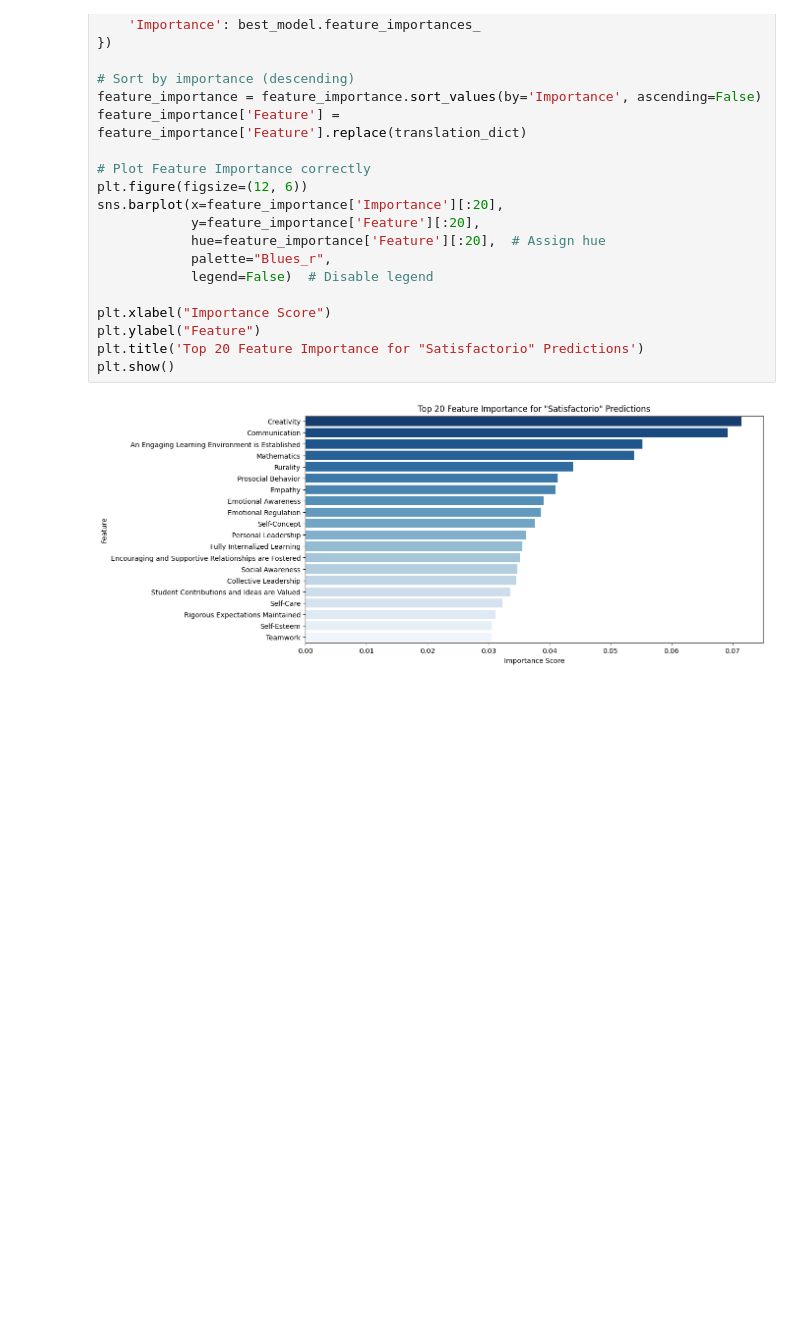
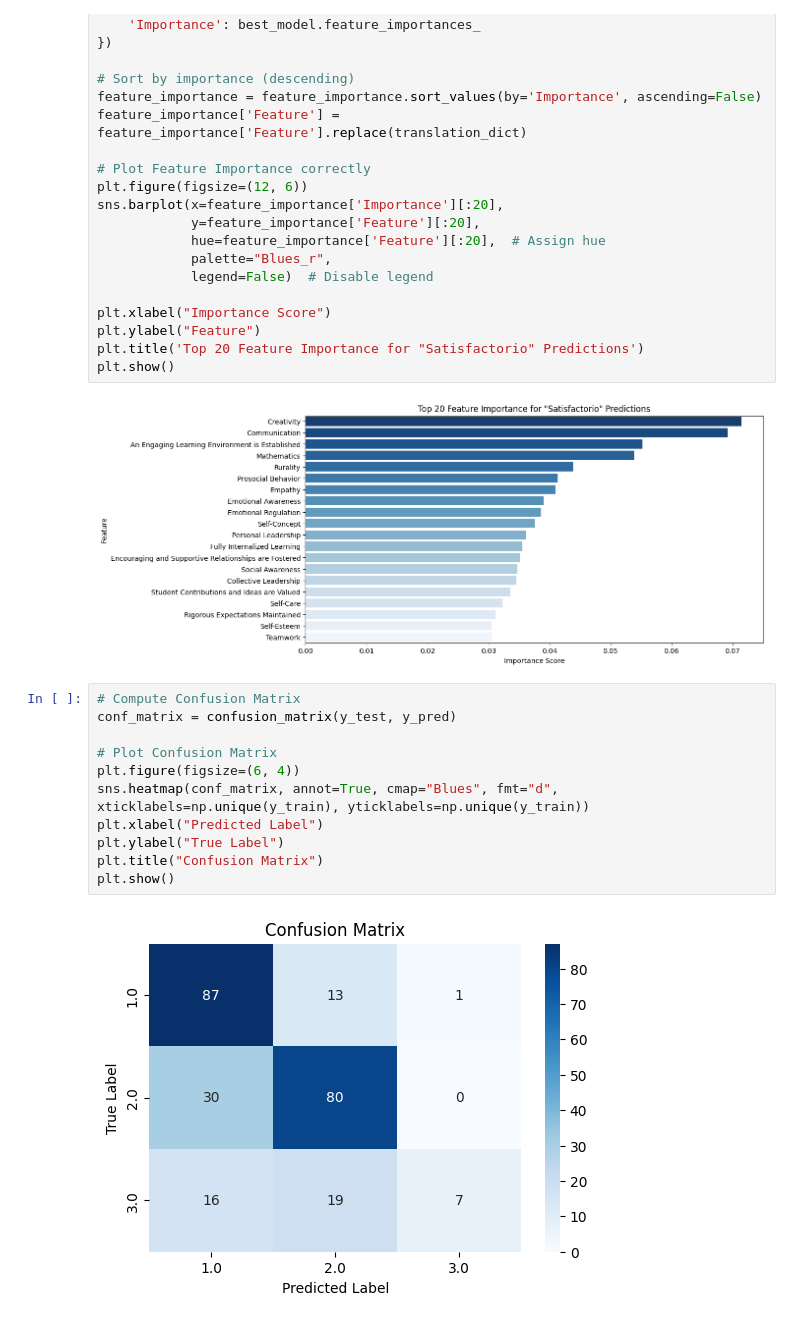
Before and after one commit to Raxcsu/breit-project, a Jupyter notebook: notebook/main_pdl.ipynb, the cells around one changed output. Saved outputs shown, nothing was run; the diff lists cells and outputs as text; blank space fills up the shorter version.

```diff
--- a/notebook/main_pdl.ipynb
+++ b/notebook/main_pdl.ipynb
@@ -1157,3 +1157,16 @@ plt.title('Top 20 Feature Importance for "Satisfactorio" Predictions')
 plt.show()
 # %% [output]
 [figure]
+# %%
+# Compute Confusion Matrix
+conf_matrix = confusion_matrix(y_test, y_pred)
+
+# Plot Confusion Matrix
+plt.figure(figsize=(6, 4))
+sns.heatmap(conf_matrix, annot=True, cmap="Blues", fmt="d", xticklabels=np.unique(y_train), yticklabels=np.unique(y_train))
+plt.xlabel("Predicted Label")
+plt.ylabel("True Label")
+plt.title("Confusion Matrix")
+plt.show()
+# %% [output]
+[figure, added]
```
